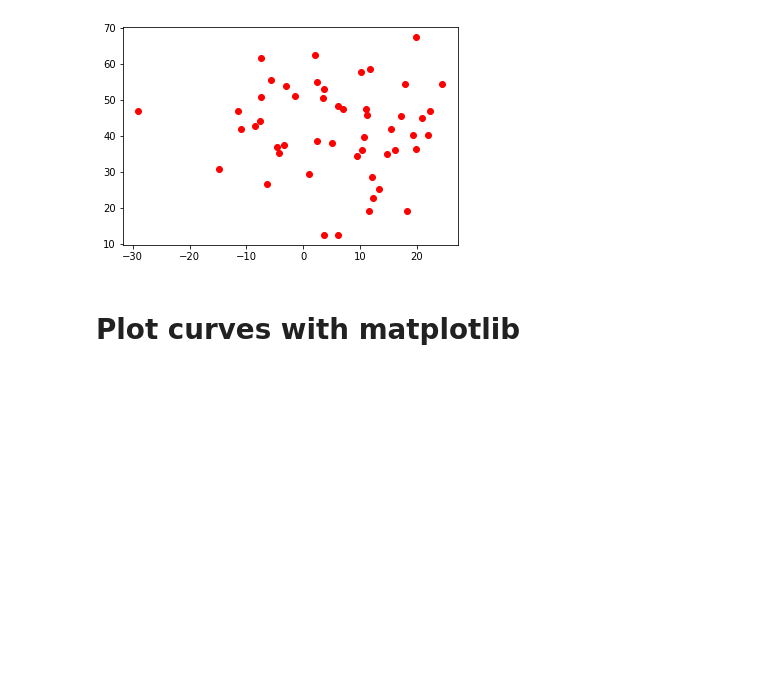
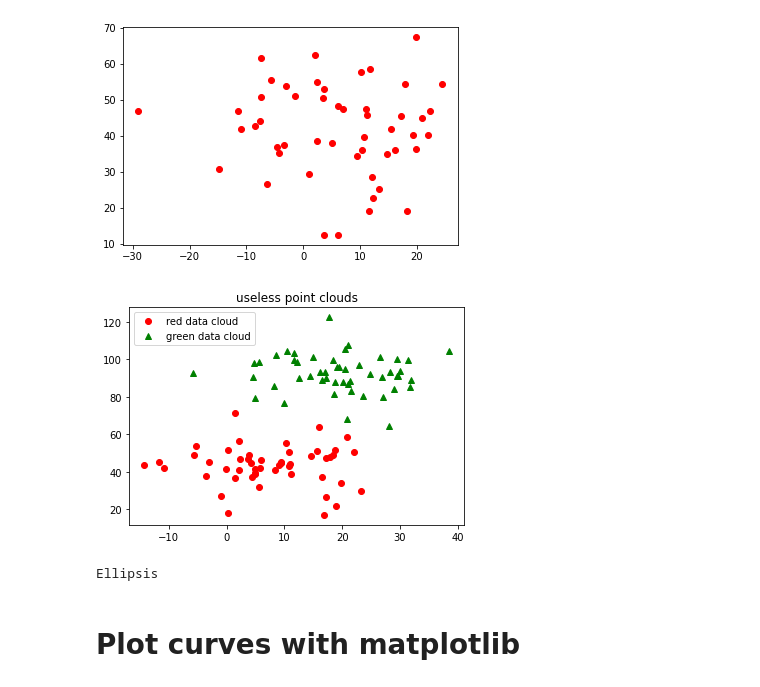
Before and after one commit to nershman/Big-Data-Class, a Jupyter notebook: visualization.ipynb, the cells around one changed output. Cells and saved outputs as stored; diff of their text form; code cells hidden in the pictures; blank space fills up the shorter version.

```diff
--- a/visualization.ipynb
+++ b/visualization.ipynb
@@ -35,32 +35,42 @@ Ellipsis
 # %%
 # Use colors, legend and title
 
 # Data-cloud1
 # -----------
 # create a center
 center1 = (7, 42)
 # sample scaled normal distribution
 datacloud1 = 10 * np.random.randn(50, 50)
 # re-center data
 datacloud1[0, :] += center1[0]
 datacloud1[1, :] += center1[1]
 
 # Data-cloud2
 # -----------
 # create a center
 center2 = (18, 92)
 # sample scaled normal distribution
 datacloud2 = 10 * np.random.randn(50, 50)
 # re-center data
 datacloud2[0, :] += center2[0]
 datacloud2[1, :] += center2[1]
 
 # plot data cloud1 with red points
 # plot data cloud2 with green triangles
 # data cloud1 is called "red data cloud"
 # data cloud2 is called "green data cloud"
 # title of the plot should be "useless point clouds"
+
+plt.title("useless point clouds")
+plt.plot(datacloud1[0,], datacloud1[1,], 'o', color="red")
+plt.plot(datacloud2[0,], datacloud2[1,], '^', color="green")
+plt.legend(["red data cloud","green data cloud"])
+plt.show()
+
 ...
+# %% [output]
+[figure, added]
+Ellipsis
 # %% [markdown]
 # Plot curves with matplotlib
 # %%
```
Also changed, not shown: parts of 16 cells of this notebook.
